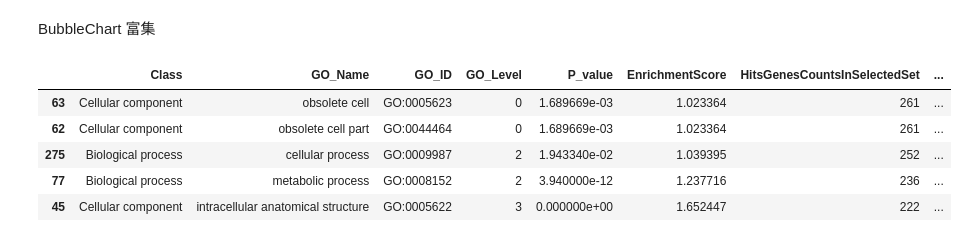
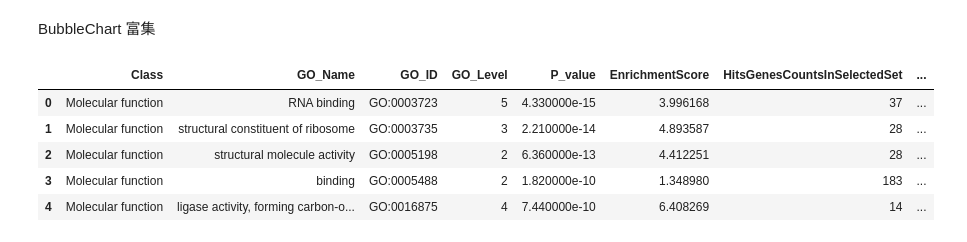
Before and after one commit to dongchen1998/code, a Jupyter notebook: mtd/code/Vsualization/GSEA/GO.ipynb, the cells around one changed output. Drawn from its saved outputs; the diff is of its cells as text; code cells hidden in the pictures.

```diff
--- a/mtd/code/Vsualization/GSEA/go/GO_Visualization.ipynb
+++ b/mtd/code/Vsualization/GSEA/GO.ipynb
@@ -68,17 +66,15 @@ def BubbleChart(df, num, color):
     # 显示图表并返回
     return fig
 # %%
-df_GoEnrich = read_matrix("GO_Enrichment_final.csv")
-# 按照HitsGenesCountsInSelectedSet降序排列
-df_GoEnrich = df_GoEnrich.sort_values(by='HitsGenesCountsInSelectedSet', ascending=False)
+df_GoEnrich = pd.read_csv("GO_Enrichment_final.csv")
 df_GoEnrich.head()
 # %% [output]
 |  | Class | GO_Name | GO_ID | GO_Level | P_value | EnrichmentScore | HitsGenesCountsInSelectedSet | ... |
-| 63 | Cellular component | obsolete cell | GO:0005623 | 0 | 1.689669e-03 | 1.023364 | 261 | ... |
-| 62 | Cellular component | obsolete cell part | GO:0044464 | 0 | 1.689669e-03 | 1.023364 | 261 | ... |
-| 275 | Biological process | cellular process | GO:0009987 | 2 | 1.943340e-02 | 1.039395 | 252 | ... |
-| 77 | Biological process | metabolic process | GO:0008152 | 2 | 3.940000e-12 | 1.237716 | 236 | ... |
-| 45 | Cellular component | intracellular anatomical structure | GO:0005622 | 3 | 0.000000e+00 | 1.652447 | 222 | ... |
+| 0 | Molecular function | RNA binding | GO:0003723 | 5 | 4.330000e-15 | 3.996168 | 37 | ... |
+| 1 | Molecular function | structural constituent of ribosome | GO:0003735 | 3 | 2.210000e-14 | 4.893587 | 28 | ... |
+| 2 | Molecular function | structural molecule activity | GO:0005198 | 2 | 6.360000e-13 | 4.412251 | 28 | ... |
+| 3 | Molecular function | binding | GO:0005488 | 2 | 1.820000e-10 | 1.348980 | 183 | ... |
+| 4 | Molecular function | ligase activity, forming carbon-o... | GO:0016875 | 4 | 7.440000e-10 | 6.408269 | 14 | ... |
 # %%
 # 指定列
 df_BubbleChart = df_GoEnrich[['Class', 'GO_ID', 'GO_Name', 'HitsGenesCountsInSelectedSet', 'EnrichmentScore', 'corrected p-value(BH method)']]
```
Also changed, not shown: parts of 4 cells of this notebook, 2 other files.
